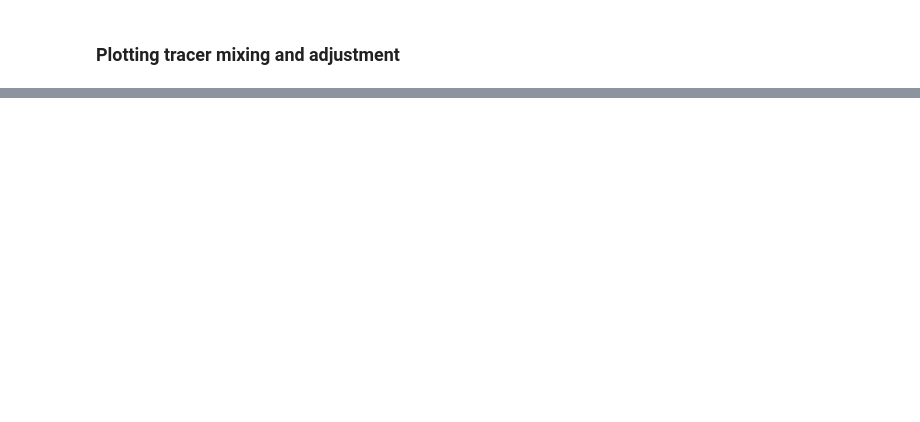
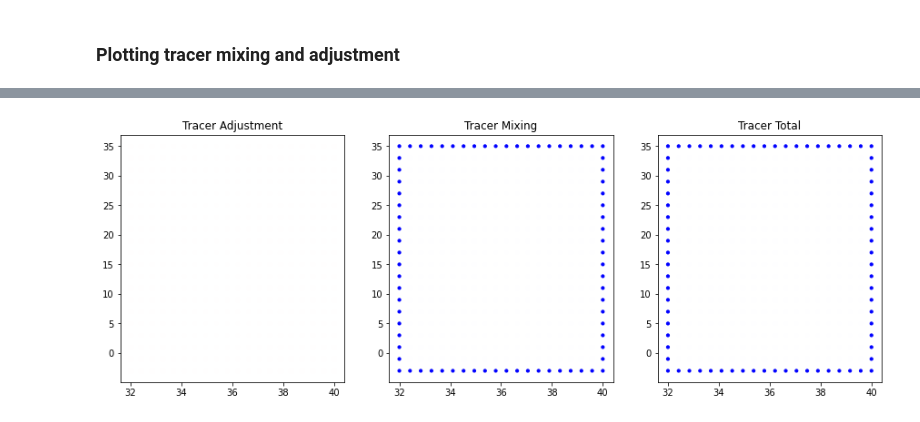
Before and after one commit to taimoorsohail/WM_Methods, a Jupyter notebook: MTM_tutorial.ipynb, the cells around one changed output, grey strips where cells are left out. Saved outputs shown, nothing was run; the diff lists cells and outputs as text; code cells hidden in the pictures; blank space fills up the shorter version.

```diff
--- a/MTM_tutorial.ipynb
+++ b/MTM_tutorial.ipynb
@@ -207,0 +219,26 @@ plt.show()
+# %%
+## Visualise other tracer mixing and adjustment as a colourmap on the initial watermass locations
+
+fig, axs = plt.subplots(1,3, figsize=(15,5), facecolor='w', edgecolor='k')
+fig.subplots_adjust(hspace = .3, wspace=0.2)
+axs = axs.ravel()
+
+
+minv, maxv = -1,1
+cmap = plt.cm.bwr
+norm = plt.Normalize(minv, maxv)
+sm = plt.cm.ScalarMappable(cmap=cmap, norm=norm)
+sm.set_array([])
+
+axs[0].scatter(tracers[0,0,:], tracers[0,1,:], 10, color=cmap(norm(dtracer_adj[:])), zorder=100)
+axs[0].set_title('Tracer Adjustment')
+
+axs[1].scatter(tracers[0,0,:], tracers[0,1,:], 10, color=cmap(norm(dtracer_mixing[:])), zorder=100)
+axs[1].set_title('Tracer Mixing')
+
+axs[2].scatter(tracers[0,0,:], tracers[0,1,:], 10, color=cmap(norm(dtracer_mixing+dtracer_adj)), zorder=100)
+axs[2].set_title('Tracer Total')
+
+plt.show()
+# %% [output]
+[figure, added]
```
Also changed, not shown: parts of 8 cells of this notebook, 3 other files.
